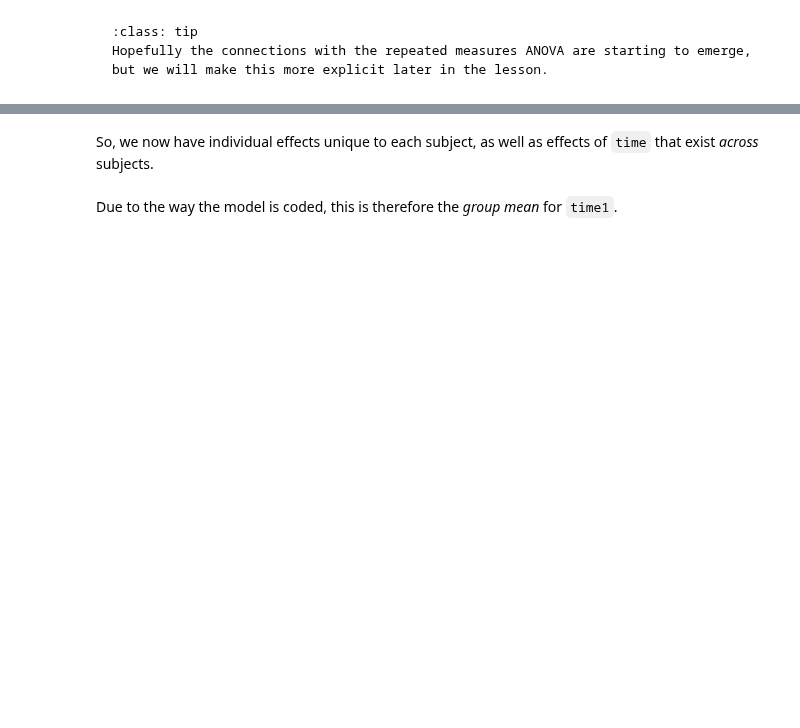
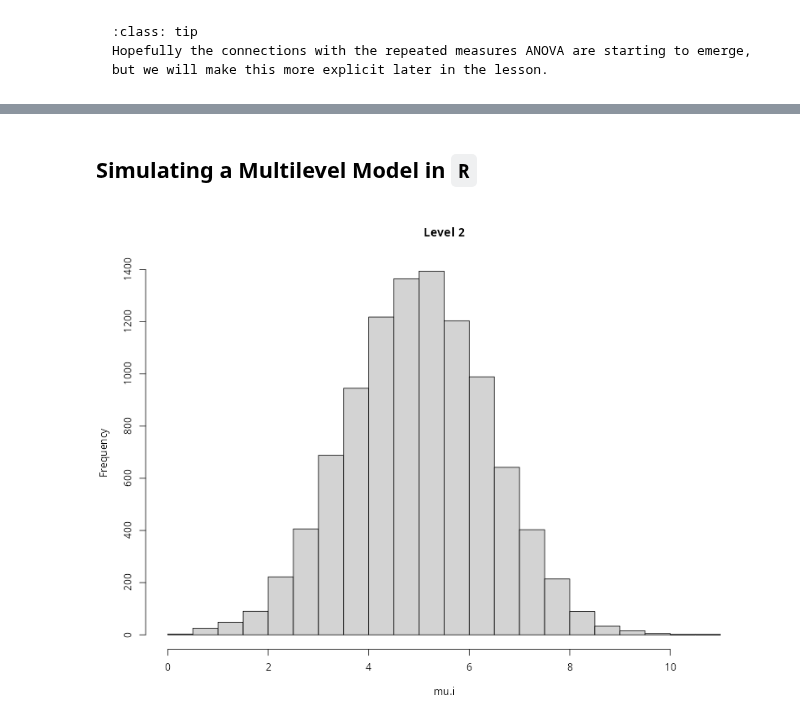
Before and after one commit to PCHN63112-Mixed-Models/mixed-effects-intro, a Jupyter notebook: 2.multilevel-framework.ipynb, the cells around one changed output, grey strips where cells are left out. Drawn from its saved outputs; the diff is of its cells as text; code cells hidden in the pictures; blank space fills up the shorter version.

```diff
--- a/2.multilevel-framework.ipynb
+++ b/2.multilevel-framework.ipynb
@@ -340,2 +280,0 @@ F-statistic: 83.89 on 12 and 18 DF,  p-value: 2.944e-13
-# %% [markdown]
-So, we now have individual effects unique to each subject, as well as effects of `time` that exist *across* subjects.
@@ -345,2 +281,30 @@ level.2 <- lm(mu.i ~ 1)
-# %% [markdown]
-Due to the way the model is coded, this is therefore the *group mean* for `time1`.
+# %% [markdown]
+## Simulating a Multilevel Model in `R`
+# %%
+n.subs <- 10000
+n.t    <- 3
+y      <- rep(0,n.subs*n.t)
+
+# fixed-effects
+mu      <- 5
+alpha   <- c(-2,1,3)
+
+# variances
+sigma2.1 <- 2
+sigma2.2 <- 3
+
+# Level 2
+mu.i <- rnorm(n.subs, mean=mu, sd=sqrt(sigma2.1))
+
+# Level 1
+idx <- 1
+for (i in 1:n.subs){
+  for (j in 1:n.t){
+    y[idx] <- rnorm(n=1, mean=mu.i[i] + alpha[j], sd=sqrt(sigma2.2))
+    idx    <- idx + 1
+  }
+}
+# %%
+hist(mu.i, main='Level 2')
+# %% [output]
+[figure, added]
```
Also changed, not shown: parts of 17 cells of this notebook, 13 other files.
